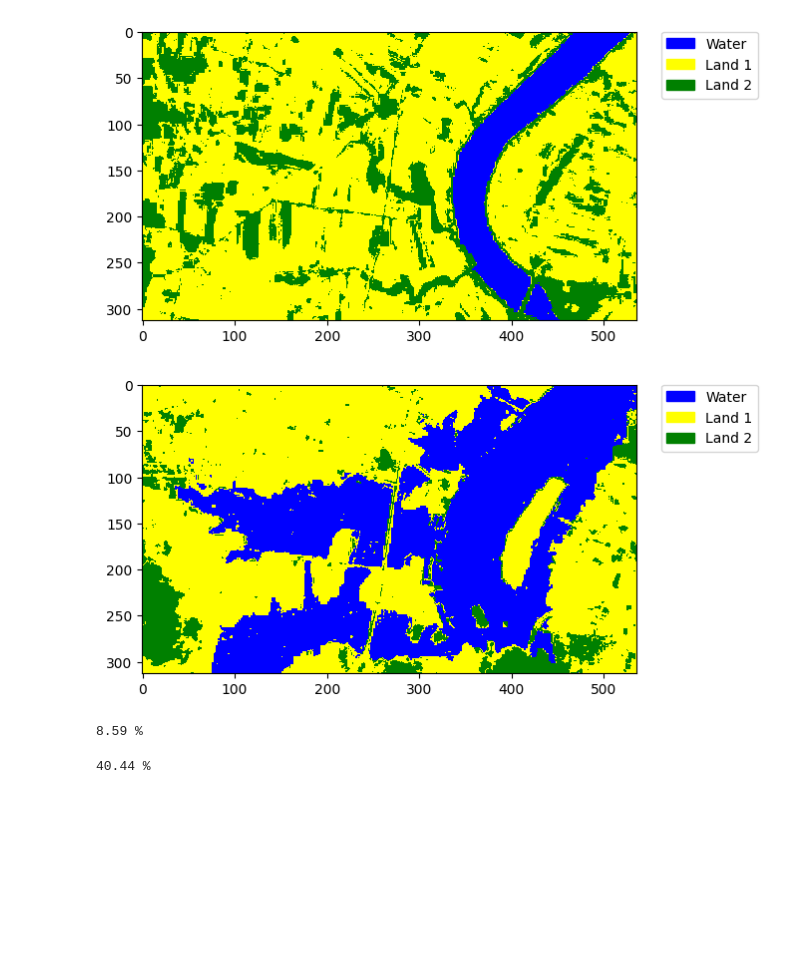
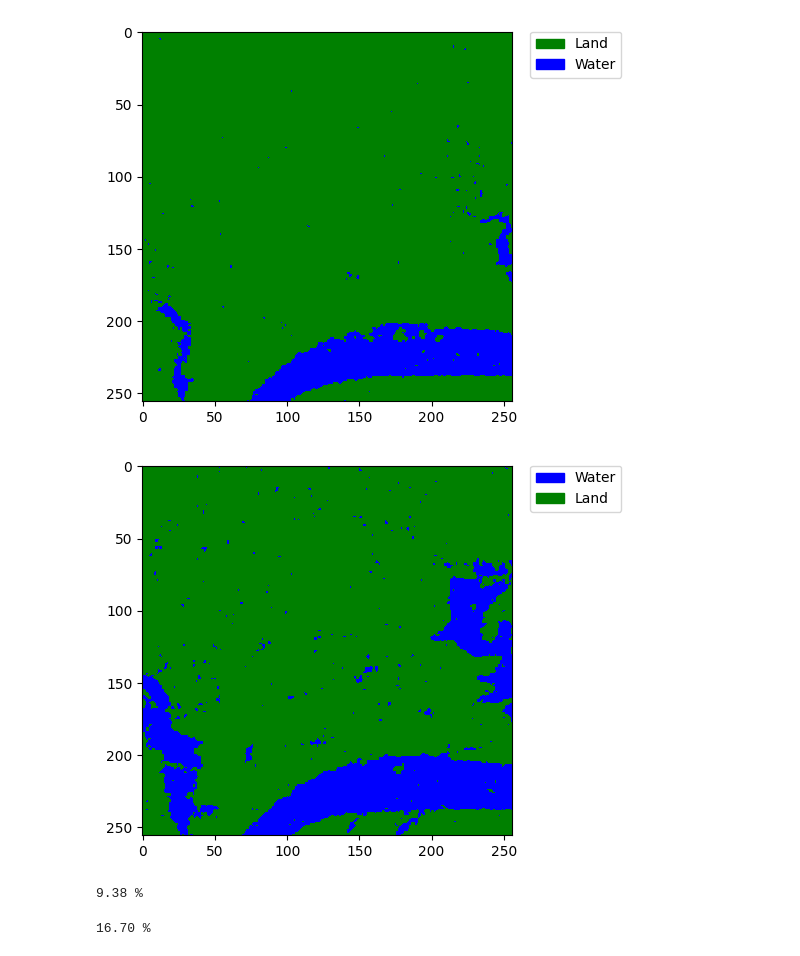
Before and after one commit to Sparsh1101/FDAP, a Jupyter notebook: LY Project GMM.ipynb, the cells around one changed output. Drawn from its saved outputs; the diff is of its cells as text; code cells hidden in the pictures; blank space fills up the shorter version.

```diff
--- a/LY Project GMM.ipynb
+++ b/LY Project GMM.ipynb
@@ -25,8 +14,9 @@ def applyCCC(img):
 def reshape_images():
   reshaped_images=[]
   for i in range(len(images)):
+
     new_shape = (images[i].shape[0] * images[i].shape[1], images[i].shape[2])
-    new_image = images[i][:, :, :3].reshape(new_shape)
+    new_image = images[i][:, :, :1].reshape(new_shape)
     reshaped_images.append(new_image)
 
   #concatenating all the arrays
@@ -45,17 +35,21 @@ def plot_image(plt_img):
   plt.show()
 # %%
 #Running the GMM Algorithm
-gmm_model = GaussianMixture(n_components = 3)
+gmm_model = GaussianMixture(n_components = 2)
 
 #List of images
-images_list = ["2_P.tif","2_A.tif","3_P.tif","3_A.tif","4_P.tif","4_A.tif","5_P.tif","5_A.tif","6_P.tif","6_A.tif","7_P.tif","7_A.tif","8_P.tif","8_A.tif","9_P.tif","9_A.tif","10_P.tif","10_A.tif","11_P.tif","11_A.tif","12_P.tif","12_A.tif","13_P.tif","13_A.tif", "14_P.tif", "14_A.tif", "15_P.tif", "15_A.tif"]
-# images_list = ["2_P.tif","2_A.tif","3_P.tif","3_A.tif"]
+images_list = []
+for i in range(2,4):
+  images_list.append(str(i)+ "_P_256.tif")
+  images_list.append(str(i) +"_A_256.tif")
+
 images = []
 
 # Opening the satellite images
 for img_name in images_list:
-    img = gdal.Open('./ALL_FLOOD/'+ img_name)
-    modified_img = applyCCC(img)
+    img = gdal.Open('./ALL_FLOOD_256/'+ img_name)
+    modified_img = readAsArray(img)
+    modified_img = modified_img.reshape((modified_img.shape[0], modified_img.shape[1], 1))
     images.append(modified_img)
 
 train_image = reshape_images()
@@ -76,10 +66,10 @@ Clipping input data to the valid range for imshow with RGB data ([0..1] for floa
 # %%
 # Opening the test images
-imgP = gdal.Open("./ALL_FLOOD/1_P.tif")
-imgA = gdal.Open("./ALL_FLOOD/1_A.tif")
+imgP = gdal.Open("./ALL_FLOOD_256/1_P_256.tif")
+imgA = gdal.Open("./ALL_FLOOD_256/1_A_256.tif")
 
-before_img = applyCCC(imgP)
-after_img = applyCCC(imgA)
+before_img = readAsArray(imgP)
+after_img = readAsArray(imgA)
 # %%
 # Visualizing the before and after food images
 plot_image(before_img)
@@ -92,11 +80,16 @@ Clipping input data to the valid range for imshow with RGB data ([0..1] for floa
 # %%
 # Reshaping the test images
+before_img = np.nan_to_num(before_img)
+after_img = np.nan_to_num(after_img)
+
+before_img = before_img.reshape((before_img.shape[0], before_img.shape[1], 1))
+after_img = after_img.reshape((after_img.shape[0], after_img.shape[1], 1))
 
 new_before_shape = (before_img.shape[0] * before_img.shape[1], before_img.shape[2])
-X_before = before_img[:, :, :3].reshape(new_before_shape)
+X_before = before_img[:, :, :1].reshape(new_before_shape)
 
 new_after_shape = (after_img.shape[0] * after_img.shape[1], after_img.shape[2])
-X_after = after_img[:, :, :3].reshape(new_after_shape)
+X_after = after_img[:, :, :1].reshape(new_after_shape)
 # %%
 # Running GMM Algorithm on test before image
 
@@ -110,35 +103,35 @@ gmm_after_labels_reshaped = gmm_after_labels.reshape(after_img[:, :, 0].shape)
 # %%
 # Visualizing the clusters formed for pre-flood image
 
 import matplotlib.patches as mpatches
 import matplotlib.colors as colo
 
 plt.figure()
 
-custom = colo.ListedColormap(["blue", "yellow", "green"])
+custom = colo.ListedColormap(["green", "blue"])
 
 im_before = plt.imshow(gmm_before_labels_reshaped, cmap = custom)
 
 values = np.unique(gmm_before_labels_reshaped.ravel())
 
 # Getting the colors of the values, according to the colormap used by imshow
 colors = [im_before.cmap(im_before.norm(value)) for value in values]
 
 # Creating a patch (proxy artist) for every color
-labels = ["Water", "Land 1", "Land 2"]
+labels = ["Land", "Water"]
 patches = [mpatches.Patch(color=colors[i], label=labels[i]) for i in range(len(values)) ]
 # Putting those patched as legend-handles into the legend
 plt.legend(handles=patches, bbox_to_anchor=(1.05, 1), loc=2, borderaxespad=0.)
 
 plt.show()
 # %% [output]
-[figure, old version]
+[figure, new version]
 # %%
 # Visualizing the clusters formed for post-flood image
 
 plt.figure()
 
-custom = colo.ListedColormap(["blue", "yellow", "green"])
+custom = colo.ListedColormap(["blue", "green"])
 
 im_after = plt.imshow(gmm_after_labels_reshaped, cmap = custom)
 
@@ -148,32 +141,32 @@ values = np.unique(gmm_after_labels_reshaped.ravel())
 colors = [im_after.cmap(im_after.norm(value)) for value in values]
 
 # Creating a patch (proxy artist) for every color
-labels = ["Water", "Land 1", "Land 2"]
+labels = ["Water", "Land"]
 patches = [ mpatches.Patch(color=colors[i], label=labels[i]) for i in range(len(values)) ]
 # Putting those patched as legend-handles into the legend
 plt.legend(handles=patches, bbox_to_anchor=(1.05, 1), loc=2, borderaxespad=0.)
 
 plt.show()
 # %% [output]
-[figure, old version]
+[figure, new version]
 # %%
 # Calculating water percentage for before image
 
 arr_before = np.unique(gmm_before_labels, return_counts=True)
 key_before, val_before = arr_before
-water_before = val_before[0]/(val_before[0] + val_before[1] + val_before[2]) * 100
+water_before = val_before[1]/(val_before[0] + val_before[1]) * 100
 print("%.2f" %water_before, "%")
 # %% [output]
-8.59 %
+9.38 %
 # %%
 # Calculating water percentage for after image
 
 arr_after = np.unique(gmm_after_labels, return_counts=True)
 key_after, val_after = arr_after
-water_after = val_after[0]/(val_after[0] + val_after[1] + val_after[2]) * 100
+water_after = val_after[0]/(val_after[0] + val_after[1]) * 100
 print("%.2f" %water_after, "%")
 # %% [output]
-40.44 %
+16.70 %
 # %%
 # Calculating Flood Increase
 
```
Also changed, not shown: parts of 6 cells of this notebook, 6 other files.
